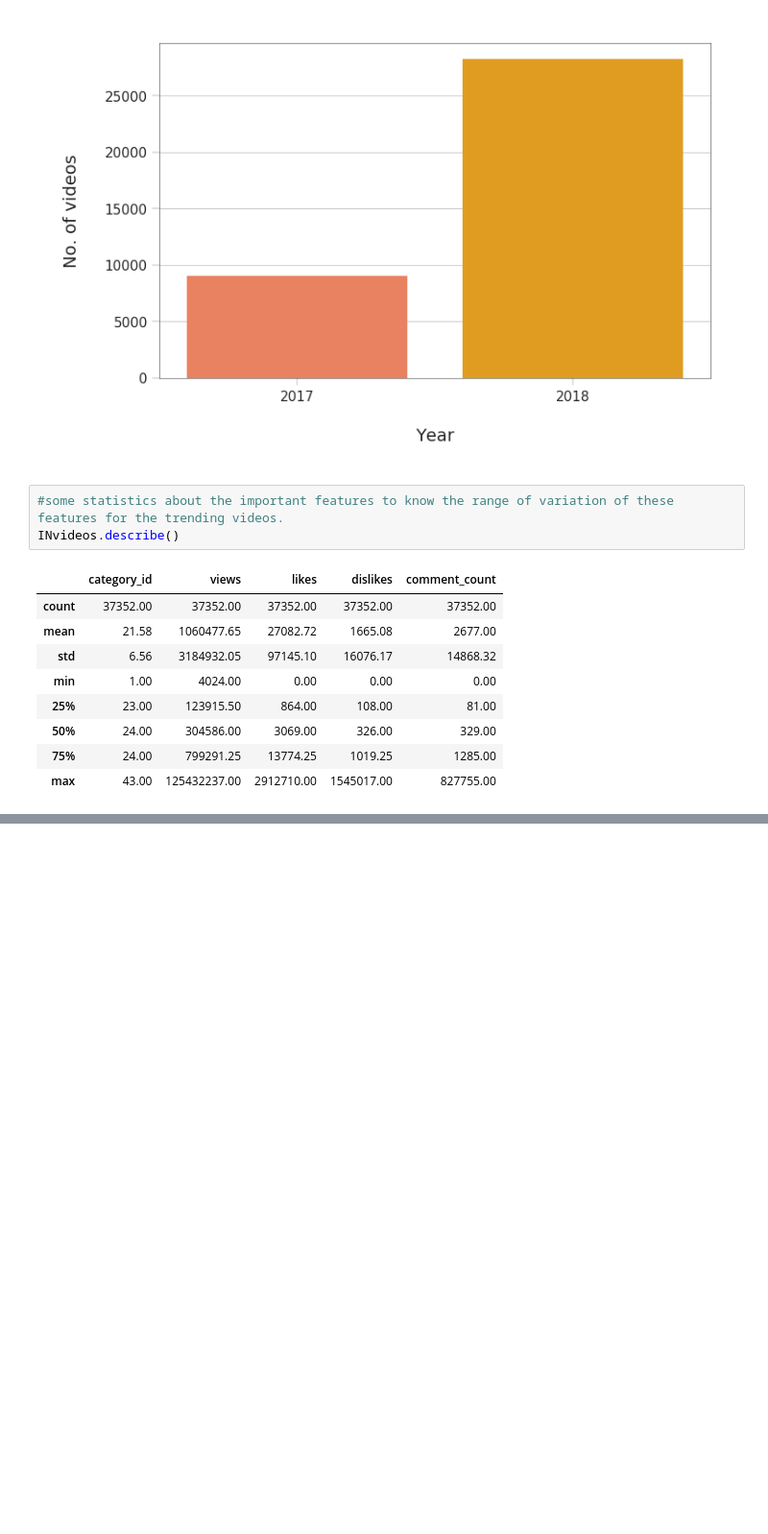
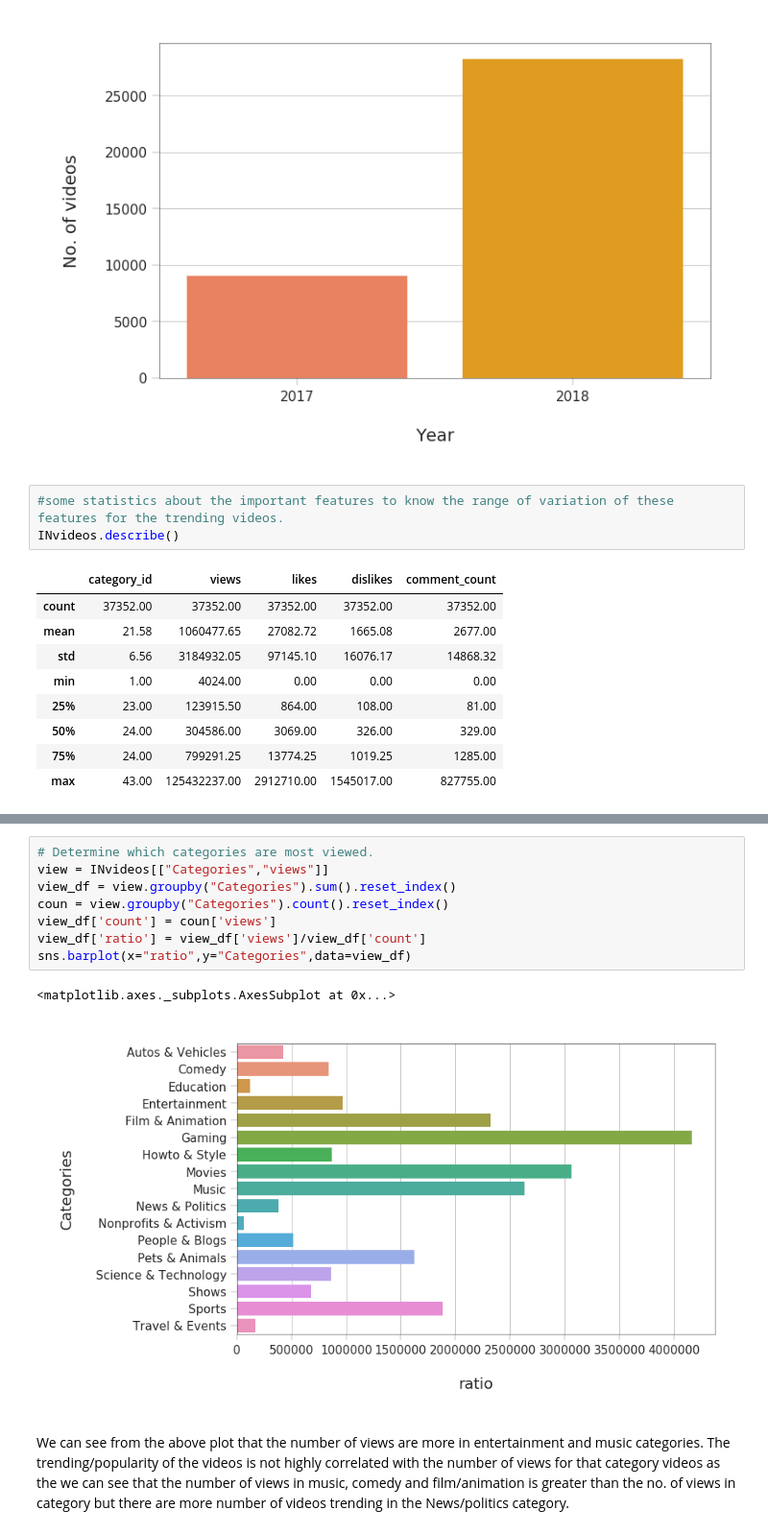
Before and after one commit to Shreya369/We-R, a Jupyter notebook: YouTube_Trending_Video_Analysis.ipynb, the cells around one changed output, grey strips where cells are left out. Shown: that part at 96% size. Cells and saved outputs as stored; diff of their text form; blank space fills up the shorter version.

```diff
--- a/YouTube_Trending_Video_Analysis.ipynb
+++ b/YouTube_Trending_Video_Analysis.ipynb
@@ -111,0 +139,13 @@ INvideos.describe()
+# %%
+# Determine which categories are most viewed.
+view = INvideos[["Categories","views"]]
+view_df = view.groupby("Categories").sum().reset_index()
+coun = view.groupby("Categories").count().reset_index()
+view_df['count'] = coun['views']
+view_df['ratio'] = view_df['views']/view_df['count']
+sns.barplot(x="ratio",y="Categories",data=view_df)
+# %% [output]
+<matplotlib.axes._subplots.AxesSubplot at 0x...>
+[figure, added]
+# %% [markdown]
+We can see from the above plot that the number of views are more in entertainment and music categories. The trending/popularity of the videos is not highly correlated with the number of views for that category videos as the we can see that the number of views in music, comedy and film/animation is greater than the no. of views in category but there are more number of videos trending in the News/politics category.
```
Also changed, not shown: parts of 2 cells of this notebook.
